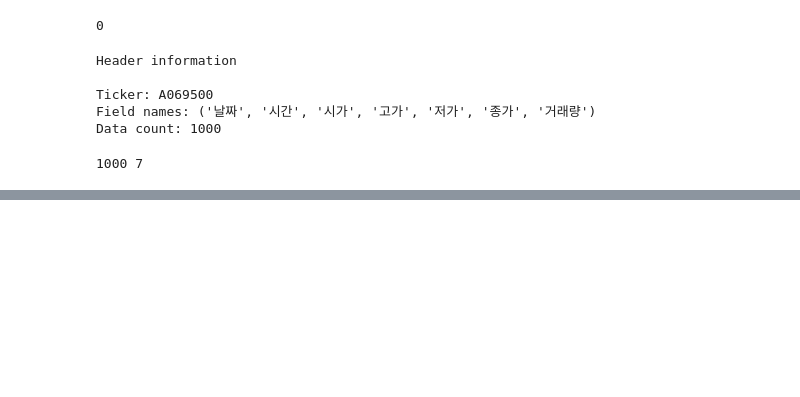
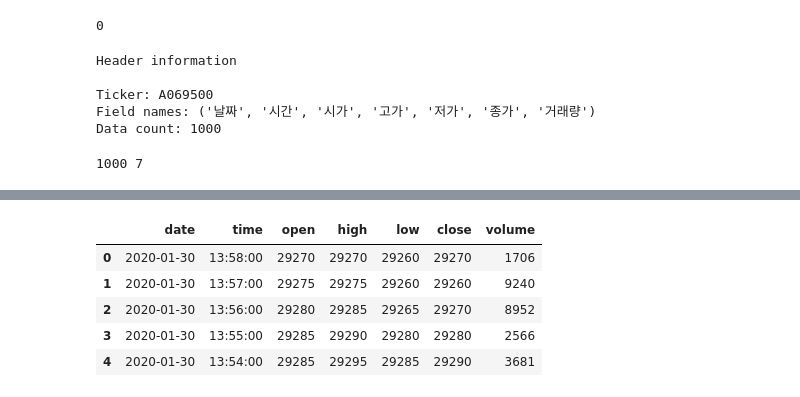
Before and after one commit to jaepil-choi/python_algotrading, a Jupyter notebook: 32-bit-jupyter_notes/CYBOS_KODEX200_price_data.ipynb, the cells around one changed output, grey strips where cells are left out. Saved outputs shown, nothing was run; the diff lists cells and outputs as text; code cells hidden in the pictures; blank space fills up the shorter version.

```diff
--- a/32-bit-jupyter_notes/CYBOS_KODEX200_price_data.ipynb
+++ b/32-bit-jupyter_notes/CYBOS_KODEX200_price_data.ipynb
@@ -210,0 +225,11 @@ kodex200_ts_m_df.tail()
+# %%
+kodex200_ts_m_df.date = pd.to_datetime(kodex200_ts_m_df.date, format='%Y%m%d')
+kodex200_ts_m_df.time = pd.to_datetime(kodex200_ts_m_df.time, format='%H%M').dt.time
+kodex200_ts_m_df.head()
+# %% [output]
+|  | date | time | open | high | low | close | volume |
+| 0 | 2020-01-30 | 13:58:00 | 29270 | 29270 | 29260 | 29270 | 1706 |
+| 1 | 2020-01-30 | 13:57:00 | 29275 | 29275 | 29260 | 29260 | 9240 |
+| 2 | 2020-01-30 | 13:56:00 | 29280 | 29285 | 29265 | 29270 | 8952 |
+| 3 | 2020-01-30 | 13:55:00 | 29285 | 29290 | 29280 | 29280 | 2566 |
+| 4 | 2020-01-30 | 13:54:00 | 29285 | 29295 | 29285 | 29290 | 3681 |
```
Also changed, not shown: parts of 8 cells of this notebook, 1 other file.
